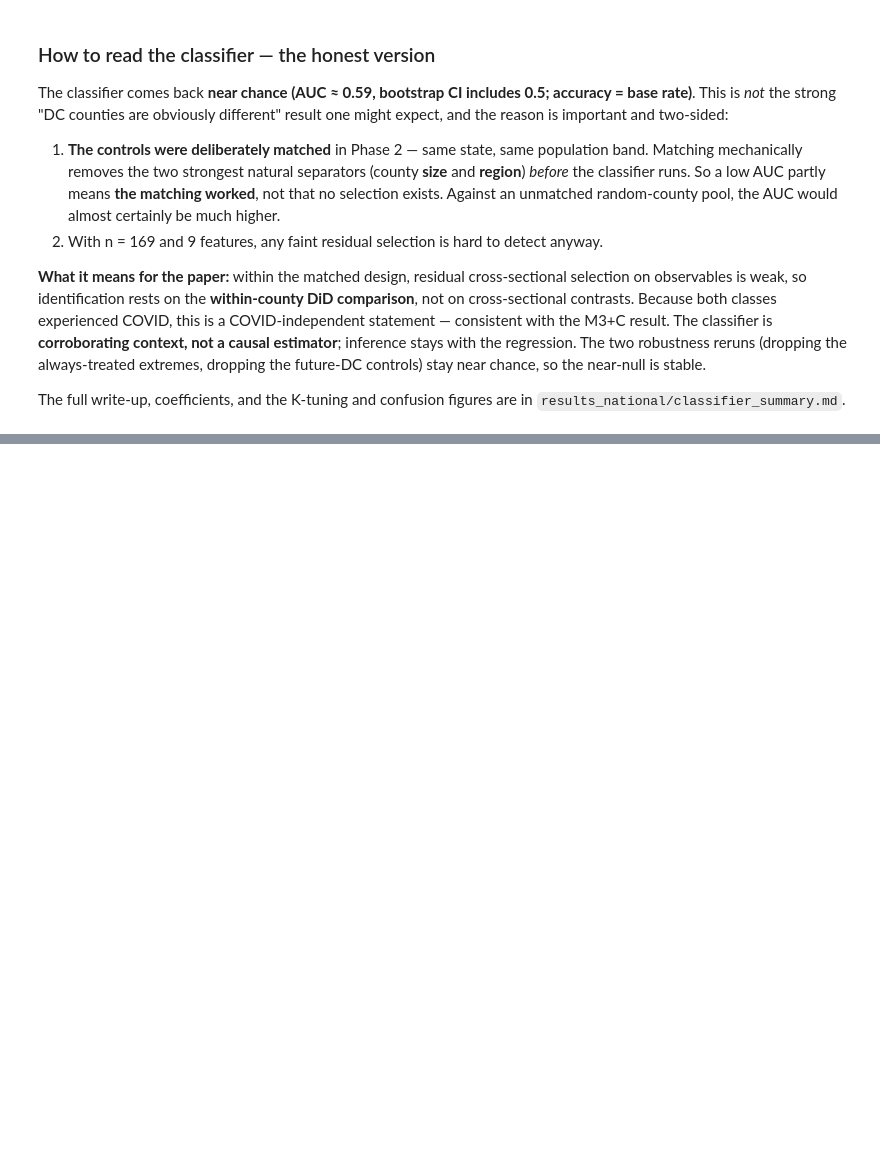
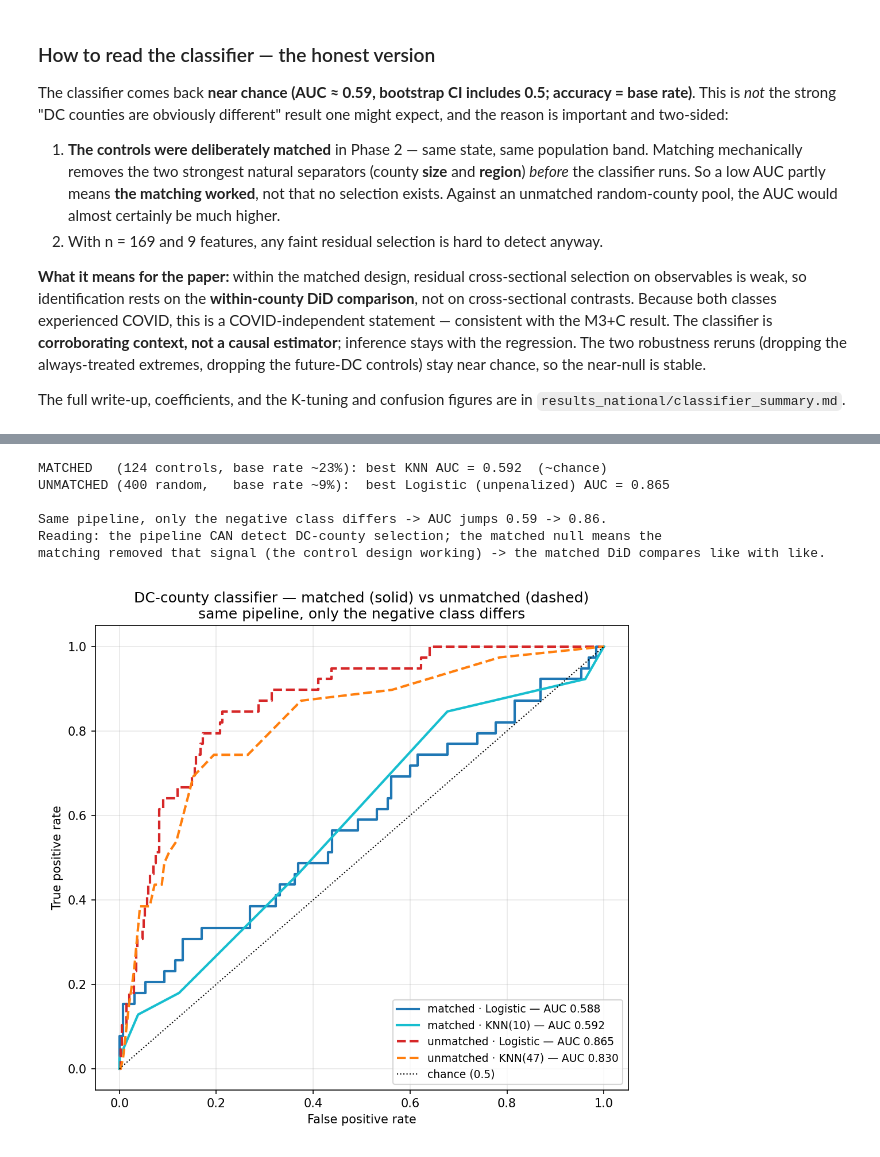
Before and after one commit to N3il-kb/cogs-109, a Jupyter notebook: analysis.ipynb, the cells around one changed output, grey strips where cells are left out. Drawn from its saved outputs; the diff is of its cells as text; code cells hidden in the pictures; blank space fills up the shorter version.

```diff
--- a/analysis.ipynb
+++ b/analysis.ipynb
@@ -206,0 +218,20 @@ The full write-up, coefficients, and the K-tuning and confusion figures are in
+# %%
+# Matched (Phase 5) vs unmatched positive control (Phase 5b) — same pipeline, different negative class
+pc = pd.read_csv('results_national/classifier_positive_control.csv')
+matched = pd.read_csv('results_national/classifier_comparison.csv')
+m_best = matched[matched.model.isin(['Logistic','KNN'])].sort_values('cv_auc').iloc[-1]
+u_best = pc.sort_values('cv_auc').iloc[-1]
+print(f'MATCHED   (124 controls, base rate ~23%): best {m_best.model} AUC = {m_best.cv_auc:.3f}  (~chance)')
+print(f'UNMATCHED (400 random,   base rate ~9%):  best {u_best.model} ({u_best.params}) AUC = {u_best.cv_auc:.3f}')
+print(f'\nSame pipeline, only the negative class differs -> AUC jumps {m_best.cv_auc:.2f} -> {u_best.cv_auc:.2f}.')
+print('Reading: the pipeline CAN detect DC-county selection; the matched null means the')
+print('matching removed that signal (the control design working) -> the matched DiD compares like with like.')
+Image('results_national/classifier_positive_control_roc.png')
+# %% [output]
+MATCHED   (124 controls, base rate ~23%): best KNN AUC = 0.592  (~chance)
+UNMATCHED (400 random,   base rate ~9%):  best Logistic (unpenalized) AUC = 0.865
+
+Same pipeline, only the negative class differs -> AUC jumps 0.59 -> 0.86.
+Reading: the pipeline CAN detect DC-county selection; the matched null means the
+matching removed that signal (the control design working) -> the matched DiD compares like with like.
+[figure, added]
```
Also changed, not shown: parts of 1 cell of this notebook, 8 other files.
